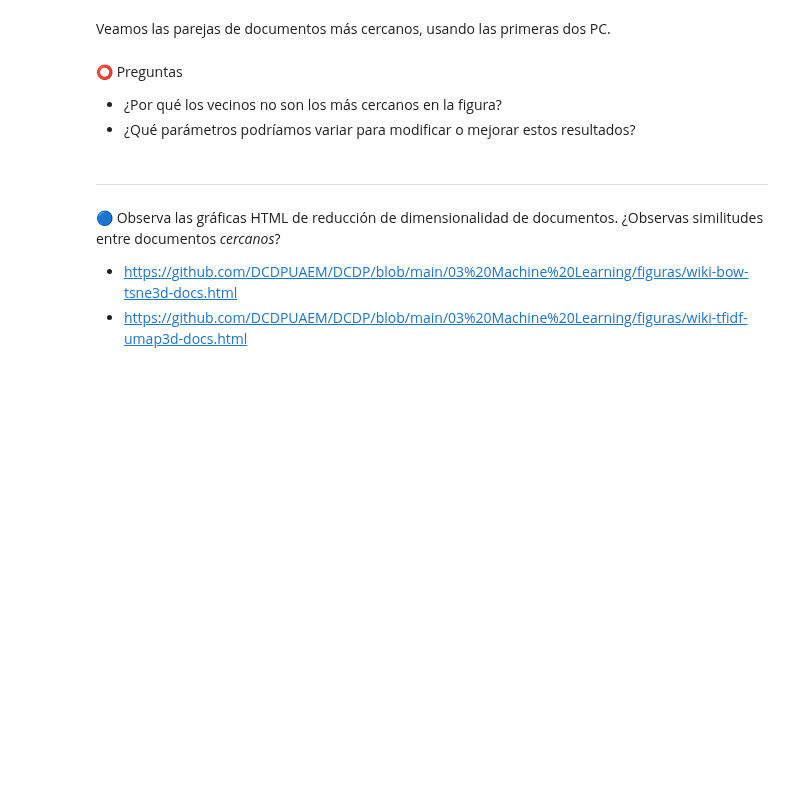
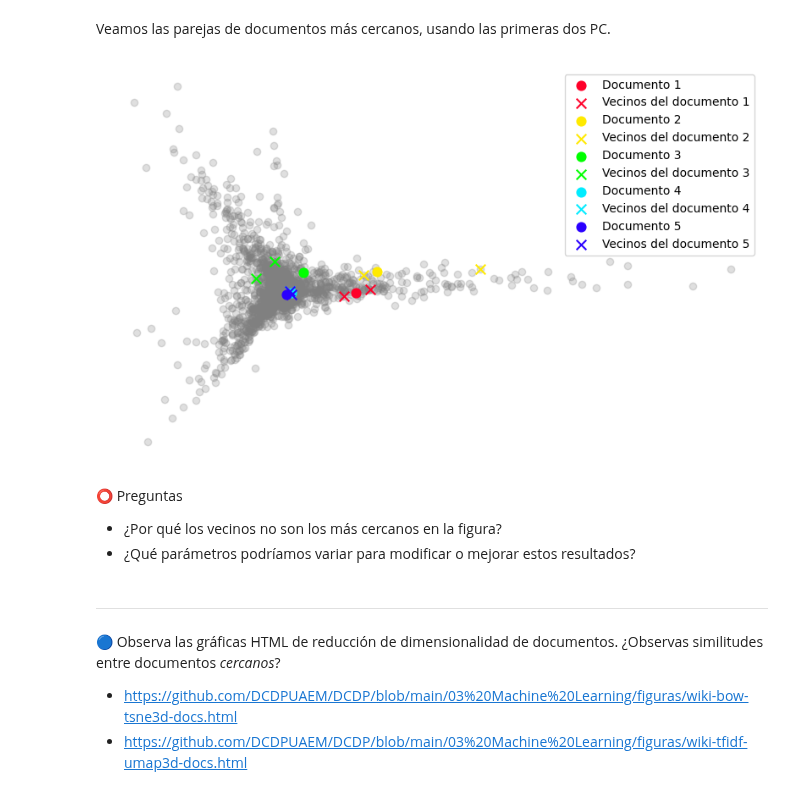
Before and after one commit to DCDPUAEM/DCDP, a Jupyter notebook: 03 Machine Learning/notebooks/11-Reduccion-Dimensionalidad.ipynb, the cells around one changed output. Saved outputs shown, nothing was run; the diff lists cells and outputs as text; code cells hidden in the pictures; blank space fills up the shorter version.

```diff
--- a/03 Machine Learning/notebooks/11-Reduccion-Dimensionalidad.ipynb
+++ b/03 Machine Learning/notebooks/11-Reduccion-Dimensionalidad.ipynb
@@ -1121,22 +1161,20 @@ Esto lo hacemos usando [NearestNeighbors](https://scikit-learn.org/stable/module
 # %%
 from sklearn.neighbors import NearestNeighbors
 
-def k_vecinos_mas_cercanos(docs_df,ids,k=1):
+def k_vecinos_mas_cercanos(X,idxs,k=1):
     '''
-    Esta función recibe un dataframe con las columnas 'doc_id' y 'vector' de todo el corpus,
-    'ids' es la lista de doc_id de los documentos de los cuales se obtendran los vecinos más
+    Esta función recibe una matriz X con la representación vectorial de cada documento,
+    'idxs' es la lista de índices de los documentos de los cuales se obtendran los vecinos más
     cercanos.
     'k' es el número de vecinos cercanos que se buscarán
-    La función regresa una lista de tuplas, cada tupla
+    La función regresa una lista de parejas (idx, índices de los vecinos más cercanos a idx)
     '''
-    X = docs_df.iloc[:,1:].values
-    idxs = docs_df[docs_df['doc_id'].isin(ids)].index.to_list()
     knn = NearestNeighbors(n_neighbors=k+1,
                            metric='cosine'  # Para tareas de texto la métrica coseno suele ser mejor
                            )
     knn.fit(X)
     nns = knn.kneighbors(X[idxs], return_distance=False)
     nns_idxs = [pair[1:] for pair in nns]
-    nns_ids = [(query_id,list(docs_df.loc[idx,'doc_id'].values)) for query_id,idx in
-               zip(ids,nns_idxs)]
+    nns_ids = [(int(query_idx),nn_idxs) for query_idx,nn_idxs in
+               zip(idxs,nns_idxs)]
     return nns_ids
@@ -1149,0 +1181,7 @@ nns
+# %%
+dim = 100  # elegimos un numero q de componentes principales
+X_pca_red = X_pca[:,:dim]
+print(X_pca_red.shape)
+
+results = k_vecinos_mas_cercanos(X_pca_red,test_idxs,k=2)
+print(results)
@@ -1150,9 +1191,9 @@ nns
 # %%
-for nn in nns:
-    test_doc = get_documents(df,[nn[0]])[0]
+for nn in results:
+    test_doc = df.loc[nn[0],'Texto']
     print(f"Texto de prueba:\n\t{test_doc}")
-    nn_docs = get_documents(df,nn[1])
+    nn_docs = df.loc[nn[1],'Texto']
     print(f"{n_vecinos_cercanos} vecinos más cercanos:")
     for nn in nn_docs:
         print(f"\t{nn}")
-    print(20*'-')
+    print(30*'-')
@@ -1168,18 +1227,18 @@ colors = [cm(1.*i/n_colors) for i in range(n_colors)]
 # %%
 import matplotlib.pyplot as plt
 
-X = df_pca.iloc[:,1:].values
-
-plt.figure(figsize=(6,6))
-plt.scatter(X[:,0],X[:,1], color='gray', alpha=0.25)
-for j,(color,nn) in enumerate(zip(colors,nns)):
-    test_idx = get_index(df,[nn[0]])
-    plt.scatter(X[test_idx,0],X[test_idx,1], color=color,s=60,label=f"Documento {j+1}")  # Graficar las primeras dos PC de los documentos de prueba
-    ns_idxs = get_index(df,nn[1])
-    plt.scatter(X[ns_idxs,0],X[ns_idxs,1], color=color,s=70,marker='x',label=f'Vecinos del documento {j+1}') # Graficar las primeras dos PC de los vecinos de los documentos de prueba
+plt.figure(figsize=(10,6))
+plt.scatter(X_pca[:,0],X_pca[:,1], color='gray', alpha=0.25)
+for j,(color,nn) in enumerate(zip(colors,results)):
+    test_idx = nn[0]
+    plt.scatter(X_pca[test_idx,0],X_pca[test_idx,1], color=color,s=60,label=f"Documento {j+1}")  # Graficar las primeras dos PC de los documentos de prueba
+    ns_idxs = nn[1]
+    plt.scatter(X_pca[ns_idxs,0],X_pca[ns_idxs,1], color=color,s=70,marker='x',label=f'Vecinos del documento {j+1}') # Graficar las primeras dos PC de los vecinos de los documentos de prueba
 plt.legend()
 plt.axis('off')
 plt.show()
+# %% [output]
+[figure, added]
 # %% [markdown]
 ⭕ Preguntas
 
```
Also changed, not shown: parts of 32 cells of this notebook.
